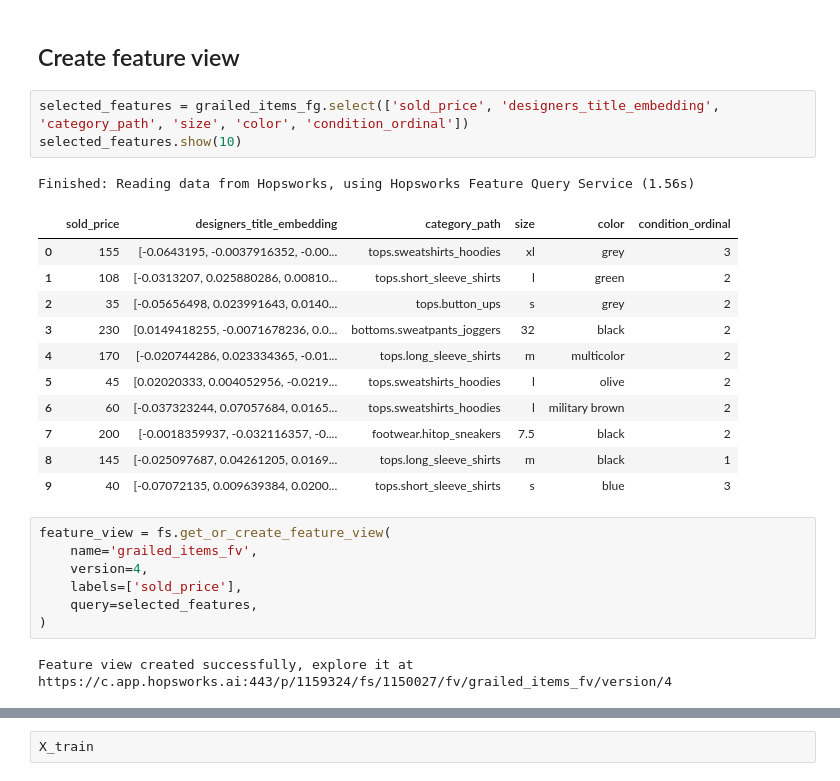
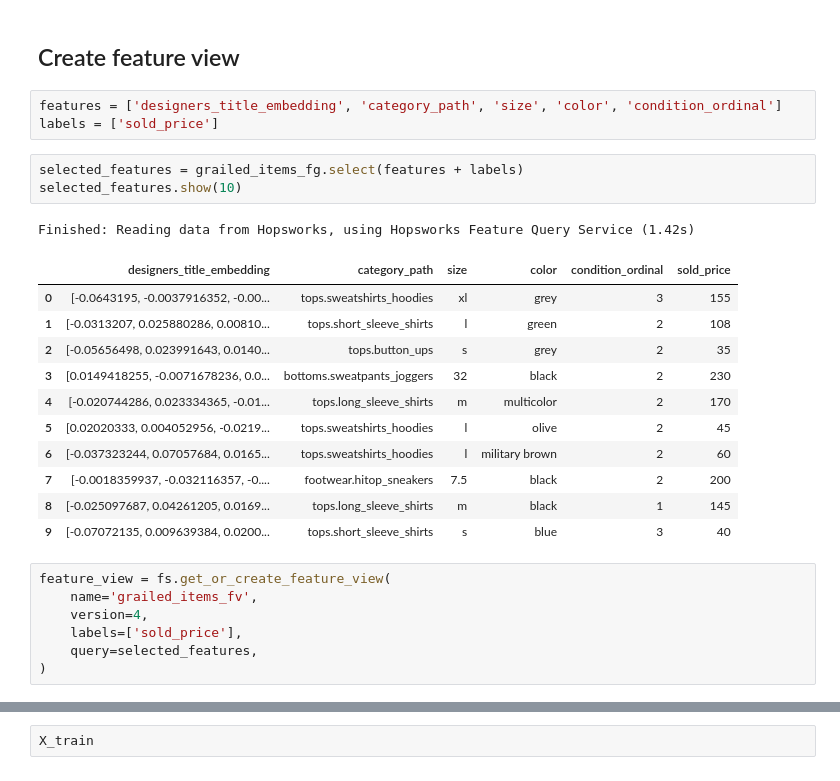
Before and after one commit to samlama111/id2223-fashion-price-predictor, a Jupyter notebook: Training.ipynb, the cells around one changed output, grey strips where cells are left out. Cells and saved outputs as stored; diff of their text form.

```diff
--- a/Training.ipynb
+++ b/Training.ipynb
@@ -35,22 +36,25 @@ grailed_items_fg.features
  Feature('condition_ordinal', 'bigint', None, False, False, None, None, 1394342)]
 # %% [markdown]
 ## Create feature view
+# %%
+features = ['designers_title_embedding', 'category_path', 'size', 'color', 'condition_ordinal']
+labels = ['sold_price']
 # %%
-selected_features = grailed_items_fg.select(['sold_price', 'designers_title_embedding', 'category_path', 'size', 'color', 'condition_ordinal'])
+selected_features = grailed_items_fg.select(features + labels)
 selected_features.show(10)
 # %% [output]
-Finished: Reading data from Hopsworks, using Hopsworks Feature Query Service (1.56s)
+Finished: Reading data from Hopsworks, using Hopsworks Feature Query Service (1.42s)
-|  | sold_price | designers_title_embedding | category_path | size | color | condition_ordinal |
-| 0 | 155 | [-0.0643195, -0.0037916352, -0.00... | tops.sweatshirts_hoodies | xl | grey | 3 |
-| 1 | 108 | [-0.0313207, 0.025880286, 0.00810... | tops.short_sleeve_shirts | l | green | 2 |
-| 2 | 35 | [-0.05656498, 0.023991643, 0.0140... | tops.button_ups | s | grey | 2 |
-| 3 | 230 | [0.0149418255, -0.0071678236, 0.0... | bottoms.sweatpants_joggers | 32 | black | 2 |
-| 4 | 170 | [-0.020744286, 0.023334365, -0.01... | tops.long_sleeve_shirts | m | multicolor | 2 |
-| 5 | 45 | [0.02020333, 0.004052956, -0.0219... | tops.sweatshirts_hoodies | l | olive | 2 |
-| 6 | 60 | [-0.037323244, 0.07057684, 0.0165... | tops.sweatshirts_hoodies | l | military brown | 2 |
-| 7 | 200 | [-0.0018359937, -0.032116357, -0.... | footwear.hitop_sneakers | 7.5 | black | 2 |
-| 8 | 145 | [-0.025097687, 0.04261205, 0.0169... | tops.long_sleeve_shirts | m | black | 1 |
-| 9 | 40 | [-0.07072135, 0.009639384, 0.0200... | tops.short_sleeve_shirts | s | blue | 3 |
+|  | designers_title_embedding | category_path | size | color | condition_ordinal | sold_price |
+| 0 | [-0.0643195, -0.0037916352, -0.00... | tops.sweatshirts_hoodies | xl | grey | 3 | 155 |
+| 1 | [-0.0313207, 0.025880286, 0.00810... | tops.short_sleeve_shirts | l | green | 2 | 108 |
+| 2 | [-0.05656498, 0.023991643, 0.0140... | tops.button_ups | s | grey | 2 | 35 |
+| 3 | [0.0149418255, -0.0071678236, 0.0... | bottoms.sweatpants_joggers | 32 | black | 2 | 230 |
+| 4 | [-0.020744286, 0.023334365, -0.01... | tops.long_sleeve_shirts | m | multicolor | 2 | 170 |
+| 5 | [0.02020333, 0.004052956, -0.0219... | tops.sweatshirts_hoodies | l | olive | 2 | 45 |
+| 6 | [-0.037323244, 0.07057684, 0.0165... | tops.sweatshirts_hoodies | l | military brown | 2 | 60 |
+| 7 | [-0.0018359937, -0.032116357, -0.... | footwear.hitop_sneakers | 7.5 | black | 2 | 200 |
+| 8 | [-0.025097687, 0.04261205, 0.0169... | tops.long_sleeve_shirts | m | black | 1 | 145 |
+| 9 | [-0.07072135, 0.009639384, 0.0200... | tops.short_sleeve_shirts | s | blue | 3 | 40 |
 # %%
 feature_view = fs.get_or_create_feature_view(
     name='grailed_items_fv',
@@ -58,9 +62,6 @@ feature_view = fs.get_or_create_feature_view(
     labels=['sold_price'],
     query=selected_features,
 )
-# %% [output]
-Feature view created successfully, explore it at
-https://c.app.hopsworks.ai:443/p/1159324/fs/1150027/fv/grailed_items_fv/version/4
 # %%
 X_train, X_test, y_train, y_test = feature_view.train_test_split(test_size=0.2)
 # %% [output]
```
Also changed, not shown: parts of 9 cells of this notebook.
